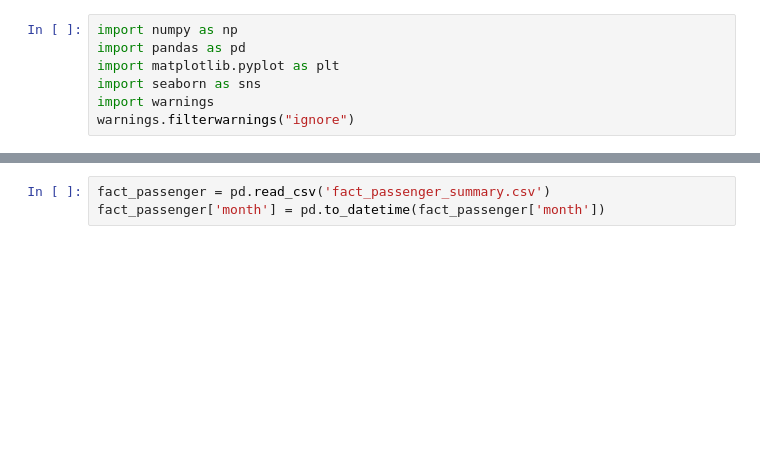
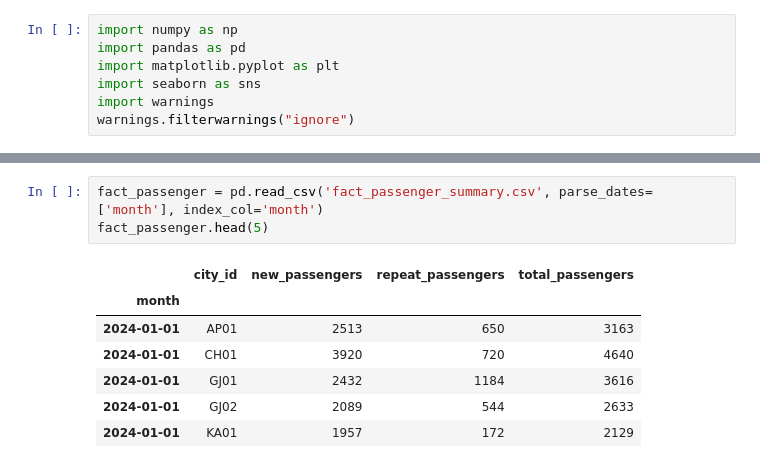
Before and after one commit to Shandeep-Raula/GoodCabs--Provide-Insights-to-Chief-Operations-in-Transportation-Domain, a Jupyter notebook: EDA.ipynb, the cells around one changed output, grey strips where cells are left out. Drawn from its saved outputs; the diff is of its cells as text; blank space fills up the shorter version.

```diff
--- a/EDA.ipynb
+++ b/EDA.ipynb
@@ -41,4 +71,12 @@ dim_repeat_trip['month'] = pd.to_datetime(dim_repeat_trip['month'])
 # %%
-fact_passenger = pd.read_csv('fact_passenger_summary.csv')
-fact_passenger['month'] = pd.to_datetime(fact_passenger['month'])
+fact_passenger = pd.read_csv('fact_passenger_summary.csv', parse_dates=['month'], index_col='month')
+fact_passenger.head(5)
+# %% [output]
+|  | city_id | new_passengers | repeat_passengers | total_passengers |
+| month |  |  |  |  |
+| 2024-01-01 | AP01 | 2513 | 650 | 3163 |
+| 2024-01-01 | CH01 | 3920 | 720 | 4640 |
+| 2024-01-01 | GJ01 | 2432 | 1184 | 3616 |
+| 2024-01-01 | GJ02 | 2089 | 544 | 2633 |
+| 2024-01-01 | KA01 | 1957 | 172 | 2129 |
 # %%
```
Also changed, not shown: parts of 12 cells of this notebook.
